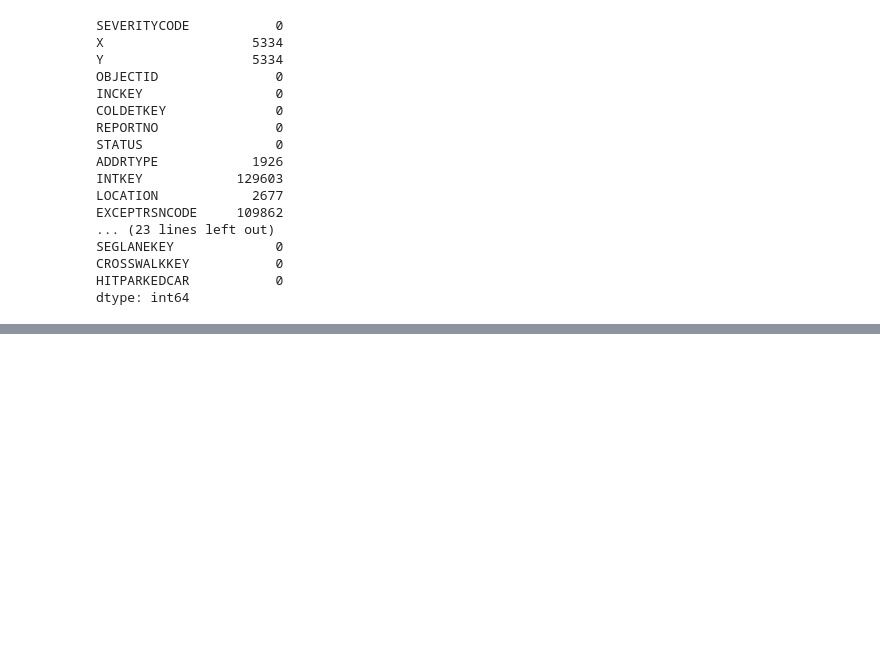
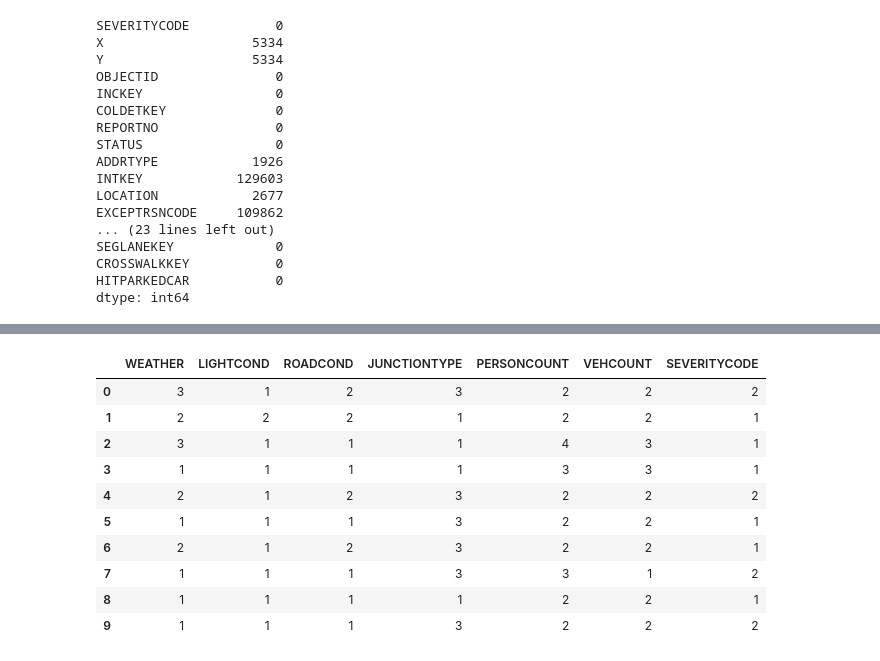
Before and after one commit to NevertheLeo/Coursera_Capstone, a Jupyter notebook: Coursera_Capstone.ipynb, the cells around one changed output, grey strips where cells are left out. Cells and saved outputs as stored; diff of their text form; code cells hidden in the pictures; blank space fills up the shorter version.

```diff
--- a/Coursera_Capstone.ipynb
+++ b/Coursera_Capstone.ipynb
@@ -56,0 +165,8 @@ dtype: int64
+# %%
+df_collision.loc[df_collision['WEATHER'] == 'Clear', 'WEATHER'] = 1
+df_collision.loc[(df_collision['WEATHER'] == 'Raining') | (df_collision['WEATHER'] == 'Snowing') |(df_collision['WEATHER'] == 'Sleet/Hail/Freezing Rain'),'WEATHER'] = 2
+df_collision.loc[(df_collision['WEATHER'] == 'Overcast') | (df_collision['WEATHER'] == 'Partly Cloudy')| (df_collision['WEATHER'] == 'Fog/Smog/Smoke'),'WEATHER'] = 3
+df_collision.loc[(df_collision['WEATHER'] == 'Blowing Sand/Dirt') | (df_collision['WEATHER'] == 'Severe Crosswind'),'WEATHER'] = 4
+df_collision.loc[(df_collision['WEATHER'] == 'Unknown') | (df_collision['WEATHER'] == 'Other'),'WEATHER'] = 0
+
+df_collision['WEATHER'].value_counts()
@@ -56,0 +207,8 @@ dtype: int64
+# %%
+df_collision.loc[df_collision['LIGHTCOND'] == 'Daylight', 'LIGHTCOND'] = 1
+df_collision.loc[(df_collision['LIGHTCOND'] == 'Dark - Street Lights On') | (df_collision['LIGHTCOND'] == 'Dark - No Street Lights') |(df_collision['LIGHTCOND'] == 'Dark - Street Lights Off') |(df_collision['LIGHTCOND'] == 'Dark - Unknown Lighting'),'LIGHTCOND'] = 2
+df_collision.loc[df_collision['LIGHTCOND'] == 'Dusk','LIGHTCOND'] = 3
+df_collision.loc[df_collision['LIGHTCOND'] == 'Dawn','LIGHTCOND'] = 4
+df_collision.loc[(df_collision['LIGHTCOND'] == 'Unknown') | (df_collision['LIGHTCOND'] == 'Other'),'LIGHTCOND'] = 0
+
+df_collision['LIGHTCOND'].value_counts()
@@ -56,0 +243,7 @@ dtype: int64
+# %%
+df_collision.loc[df_collision['ROADCOND'] == 'Dry', 'ROADCOND'] = 1
+df_collision.loc[(df_collision['ROADCOND'] == 'Wet') | (df_collision['ROADCOND'] == 'Ice') |(df_collision['ROADCOND'] == 'Snow/Slush') |(df_collision['ROADCOND'] == 'Standing Water')| (df_collision['ROADCOND'] == 'Oil'),'ROADCOND'] = 2
+df_collision.loc[df_collision['ROADCOND'] == 'Sand/Mud/Dirt','ROADCOND'] = 3
+df_collision.loc[(df_collision['ROADCOND'] == 'Unknown') | (df_collision['ROADCOND'] == 'Other'),'ROADCOND'] = 0
+
+df_collision['ROADCOND'].value_counts()
@@ -56,0 +278,10 @@ dtype: int64
+# %%
+df_collision.loc[df_collision['JUNCTIONTYPE'] == 'Mid-Block (not related to intersection)', 'JUNCTIONTYPE'] = 1
+df_collision.loc[df_collision['JUNCTIONTYPE'] == 'Mid-Block (but intersection related)', 'JUNCTIONTYPE'] = 2
+df_collision.loc[df_collision['JUNCTIONTYPE'] == 'At Intersection (intersection related)', 'JUNCTIONTYPE'] = 3
+df_collision.loc[df_collision['JUNCTIONTYPE'] == 'At Intersection (but not related to intersection)', 'JUNCTIONTYPE'] = 4
+df_collision.loc[df_collision['JUNCTIONTYPE'] == 'Driveway Junction', 'JUNCTIONTYPE'] = 5
+df_collision.loc[df_collision['JUNCTIONTYPE'] == 'Ramp Junction', 'JUNCTIONTYPE'] = 6
+df_collision.loc[df_collision['JUNCTIONTYPE'] == 'Unknown','JUNCTIONTYPE'] = 0
+
+df_collision['JUNCTIONTYPE'].value_counts()
@@ -56,0 +297,14 @@ dtype: int64
+# %%
+df_collision.head(10)
+# %% [output]
+|  | WEATHER | LIGHTCOND | ROADCOND | JUNCTIONTYPE | PERSONCOUNT | VEHCOUNT | SEVERITYCODE |
+| 0 | 3 | 1 | 2 | 3 | 2 | 2 | 2 |
+| 1 | 2 | 2 | 2 | 1 | 2 | 2 | 1 |
+| 2 | 3 | 1 | 1 | 1 | 4 | 3 | 1 |
+| 3 | 1 | 1 | 1 | 1 | 3 | 3 | 1 |
+| 4 | 2 | 1 | 2 | 3 | 2 | 2 | 2 |
+| 5 | 1 | 1 | 1 | 3 | 2 | 2 | 1 |
+| 6 | 2 | 1 | 2 | 3 | 2 | 2 | 1 |
+| 7 | 1 | 1 | 1 | 3 | 3 | 1 | 2 |
+| 8 | 1 | 1 | 1 | 1 | 2 | 2 | 1 |
+| 9 | 1 | 1 | 1 | 3 | 2 | 2 | 2 |
```
Also changed, not shown: parts of 81 cells of this notebook.
